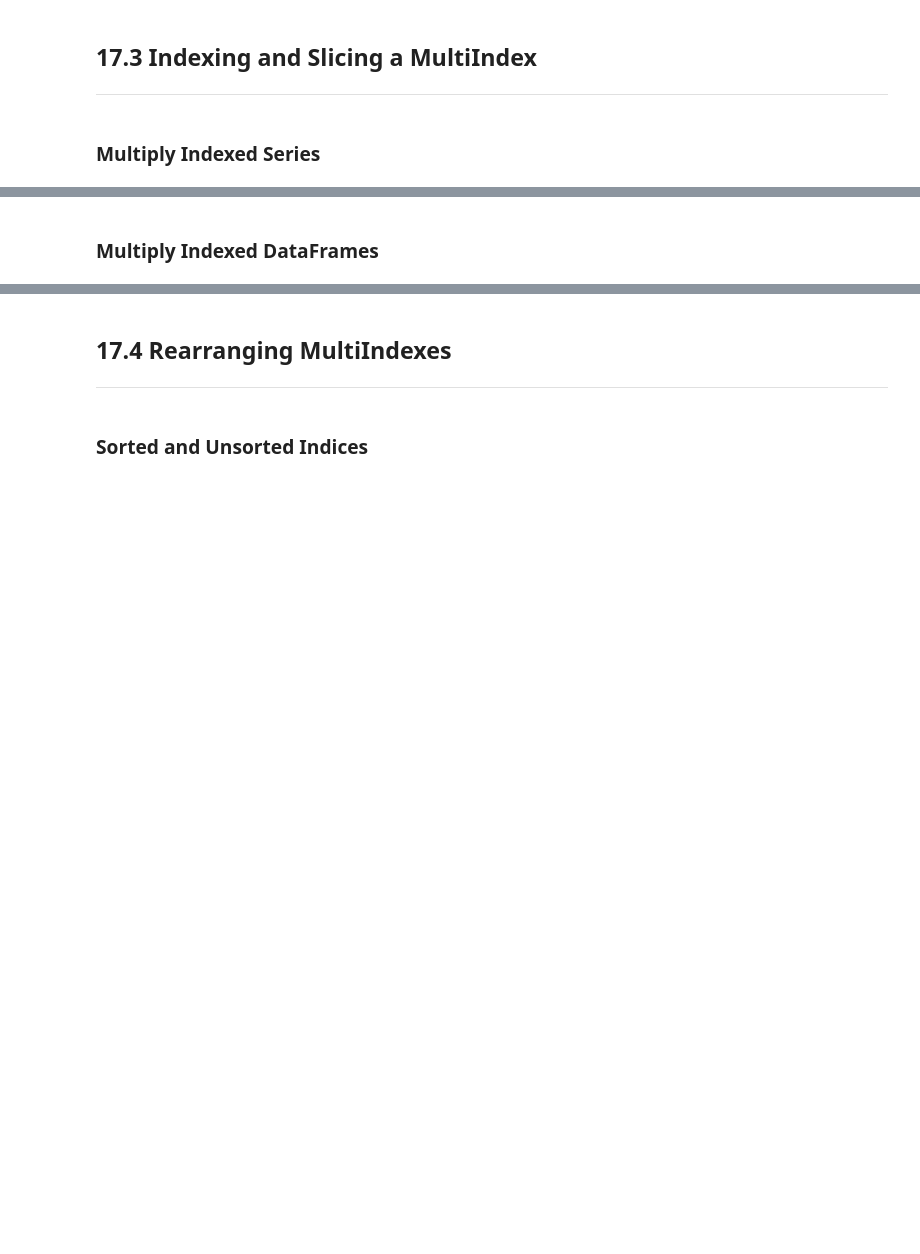
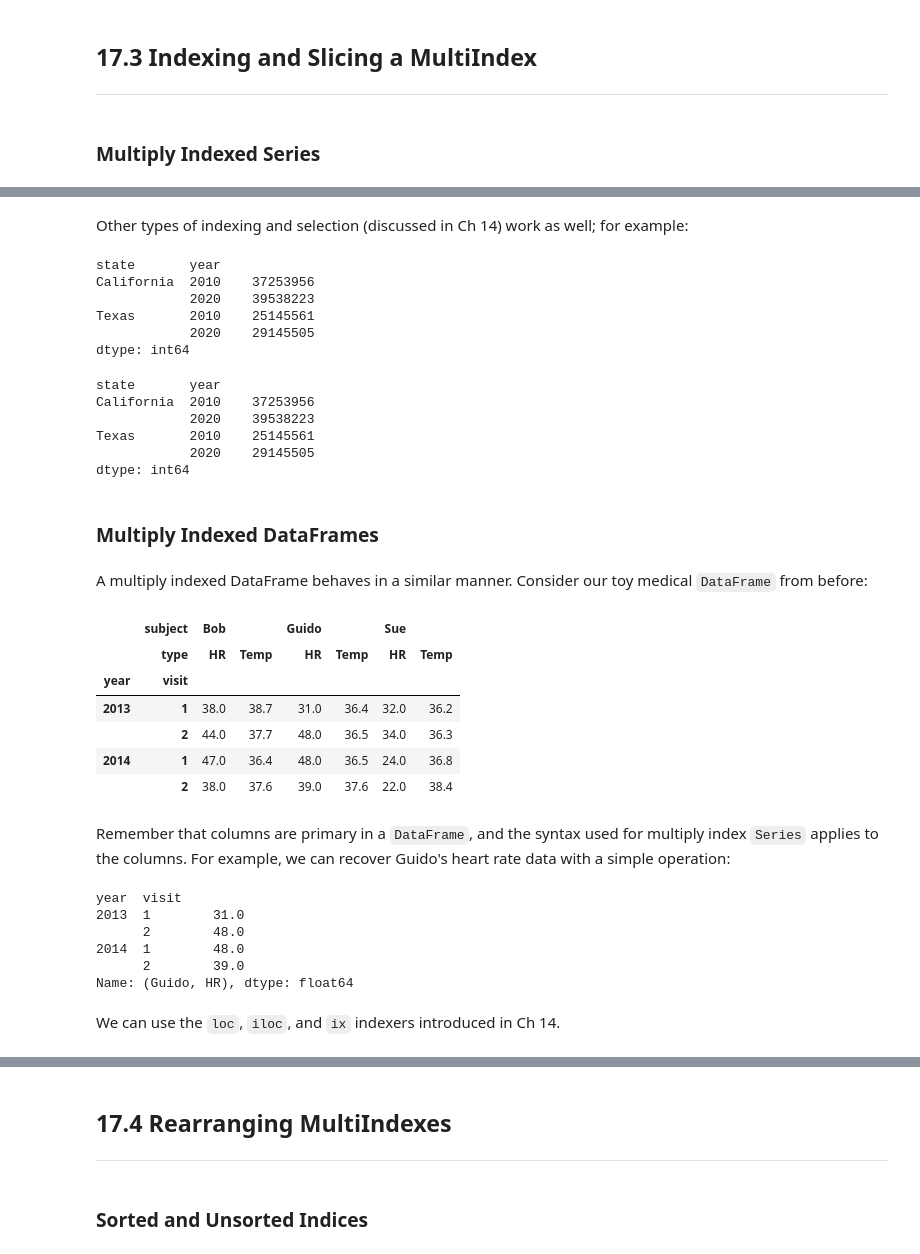
Before and after one commit to huymh/jupyter-notes, a Jupyter notebook: HB_2_Data_Manipulation.ipynb, the cells around one changed output, grey strips where cells are left out. Drawn from its saved outputs; the diff is of its cells as text; code cells hidden in the pictures; blank space fills up the shorter version.

```diff
--- a/HB_2_Data_Manipulation.ipynb
+++ b/HB_2_Data_Manipulation.ipynb
@@ -1177,2 +1494,49 @@ Notice that if a previous value is not available during a forward fill, the NA r
+# %% [markdown]
+Other types of indexing and selection (discussed in Ch 14) work as well; for example:
+# %%
+# selection based on Boolean masks:
+pop[pop > 22000000]
+# %% [output]
+state       year
+California  2010    37253956
+            2020    39538223
+Texas       2010    25145561
+            2020    29145505
+dtype: int64
+# %%
+# selection based on fancy indexing also works
+pop[['California', 'Texas']]
+# %% [output]
+state       year
+California  2010    37253956
+            2020    39538223
+Texas       2010    25145561
+            2020    29145505
+dtype: int64
 # %% [markdown]
 ### Multiply Indexed DataFrames
+# %% [markdown]
+A multiply indexed DataFrame behaves in a similar manner. Consider our toy medical `DataFrame` from before:
+# %%
+health_data
+# %% [output]
+|  | subject | Bob |  | Guido |  | Sue |  |
+|  | type | HR | Temp | HR | Temp | HR | Temp |
+| year | visit |  |  |  |  |  |  |
+| 2013 | 1 | 38.0 | 38.7 | 31.0 | 36.4 | 32.0 | 36.2 |
+|  | 2 | 44.0 | 37.7 | 48.0 | 36.5 | 34.0 | 36.3 |
+| 2014 | 1 | 47.0 | 36.4 | 48.0 | 36.5 | 24.0 | 36.8 |
+|  | 2 | 38.0 | 37.6 | 39.0 | 37.6 | 22.0 | 38.4 |
+# %% [markdown]
+Remember that columns are primary in a `DataFrame`, and the syntax used for multiply index `Series` applies to the columns. For example, we can recover Guido's heart rate data with a simple operation:
+# %%
+health_data['Guido', 'HR']
+# %% [output]
+year  visit
+2013  1        31.0
+      2        48.0
+2014  1        48.0
+      2        39.0
+Name: (Guido, HR), dtype: float64
+# %% [markdown]
+We can use the `loc`, `iloc`, and `ix` indexers introduced in Ch 14.
```
Also changed, not shown: parts of 89 cells of this notebook.
